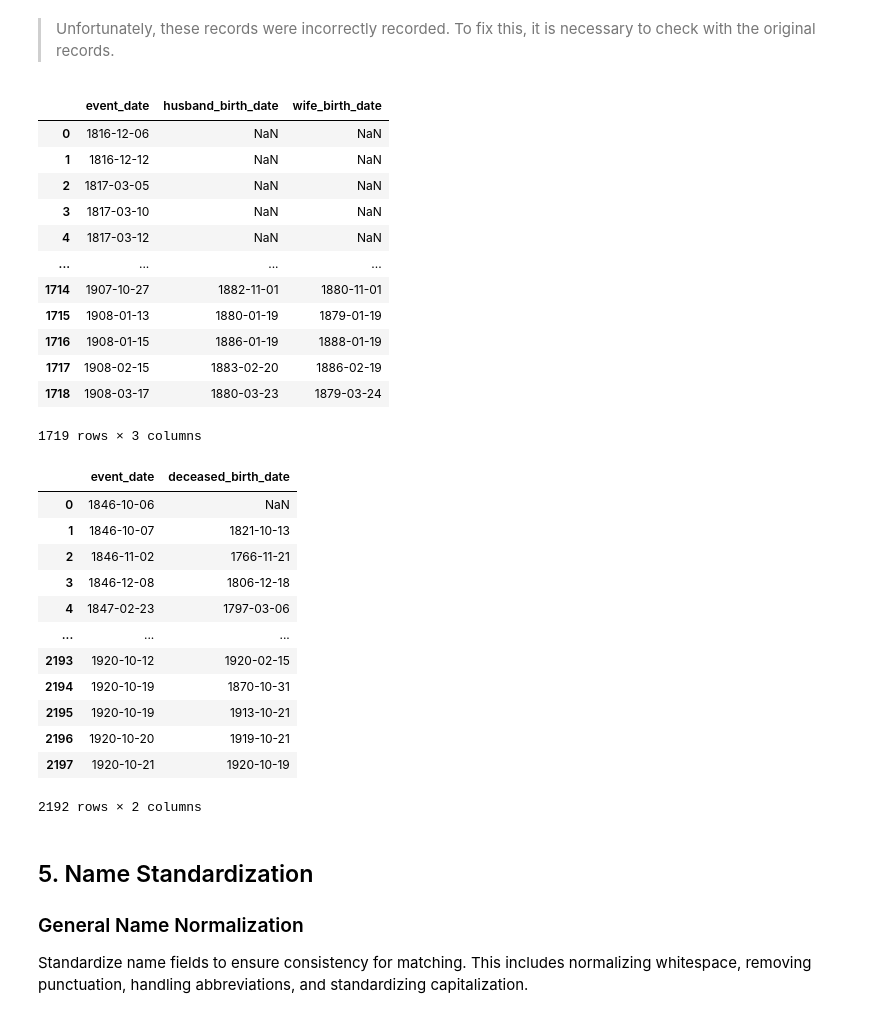
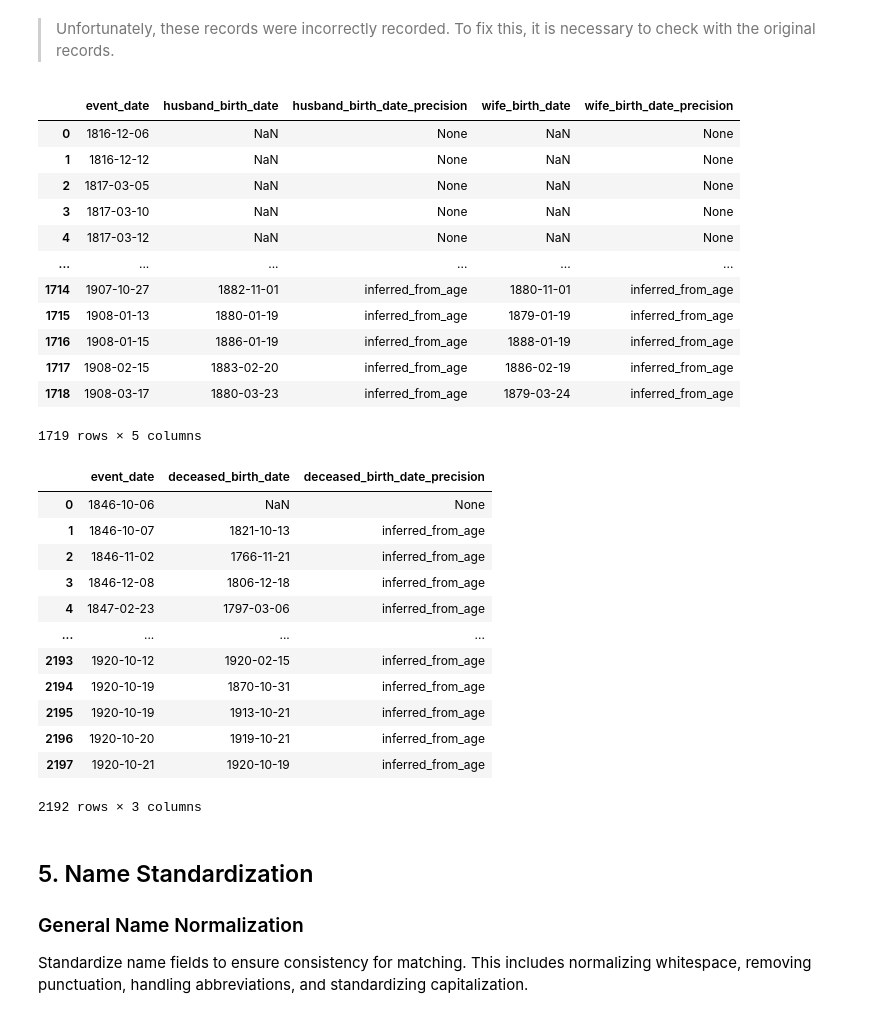
Before and after one commit to UCSB-AMPLab/sondondo, a Jupyter notebook: project_code/1_dataCleaning.ipynb, the cells around one changed output. Cells and saved outputs as stored; diff of their text form; code cells hidden in the pictures.

```diff
--- a/project_code/1_dataCleaning.ipynb
+++ b/project_code/1_dataCleaning.ipynb
@@ -230,7 +230,7 @@ BAUTISMOS_HARMONIZED['event_date']
 6340    1888-12-16
 Name: event_date, Length: 6340, dtype: object
 # %%
-MATRIMONIOS_HARMONIZED['event_date'] = DateNormalizer(MATRIMONIOS_HARMONIZED['event_date']).normalize()
+MATRIMONIOS_HARMONIZED['event_date'], MATRIMONIOS_HARMONIZED['event_date_precision'] = DateNormalizer(MATRIMONIOS_HARMONIZED['event_date']).normalize()
 MATRIMONIOS_HARMONIZED['event_date']
 # %% [output]
 0       1816-12-06
@@ -302,40 +302,40 @@ Found invalid records:
 # %% [markdown]
 > Unfortunately, these records were incorrectly recorded. To fix this, it is necessary to check with the original records.
 # %%
-MATRIMONIOS_HARMONIZED['husband_birth_date'] = AgeInferrer(MATRIMONIOS_HARMONIZED['event_date']).infer_all(MATRIMONIOS_HARMONIZED['husband_birth_date'])
-MATRIMONIOS_HARMONIZED['wife_birth_date'] = AgeInferrer(MATRIMONIOS_HARMONIZED['event_date']).infer_all(MATRIMONIOS_HARMONIZED['wife_birth_date'])
-MATRIMONIOS_HARMONIZED[['event_date', 'husband_birth_date', 'wife_birth_date']]
+MATRIMONIOS_HARMONIZED['husband_birth_date'], MATRIMONIOS_HARMONIZED['husband_birth_date_precision'] = AgeInferrer(MATRIMONIOS_HARMONIZED['event_date']).infer_all(MATRIMONIOS_HARMONIZED['husband_birth_date'])
+MATRIMONIOS_HARMONIZED['wife_birth_date'], MATRIMONIOS_HARMONIZED['wife_birth_date_precision'] = AgeInferrer(MATRIMONIOS_HARMONIZED['event_date']).infer_all(MATRIMONIOS_HARMONIZED['wife_birth_date'])
+MATRIMONIOS_HARMONIZED[['event_date', 'husband_birth_date', 'husband_birth_date_precision', 'wife_birth_date', 'wife_birth_date_precision']]
 # %% [output]
-|  | event_date | husband_birth_date | wife_birth_date |
-| 0 | 1816-12-06 | NaN | NaN |
-| 1 | 1816-12-12 | NaN | NaN |
-| 2 | 1817-03-05 | NaN | NaN |
-| 3 | 1817-03-10 | NaN | NaN |
-| 4 | 1817-03-12 | NaN | NaN |
-| ... | ... | ... | ... |
-| 1714 | 1907-10-27 | 1882-11-01 | 1880-11-01 |
-| 1715 | 1908-01-13 | 1880-01-19 | 1879-01-19 |
-| 1716 | 1908-01-15 | 1886-01-19 | 1888-01-19 |
-| 1717 | 1908-02-15 | 1883-02-20 | 1886-02-19 |
-| 1718 | 1908-03-17 | 1880-03-23 | 1879-03-24 |
+|  | event_date | husband_birth_date | husband_birth_date_precision | wife_birth_date | wife_birth_date_precision |
+| 0 | 1816-12-06 | NaN | None | NaN | None |
+| 1 | 1816-12-12 | NaN | None | NaN | None |
+| 2 | 1817-03-05 | NaN | None | NaN | None |
+| 3 | 1817-03-10 | NaN | None | NaN | None |
+| 4 | 1817-03-12 | NaN | None | NaN | None |
+| ... | ... | ... | ... | ... | ... |
+| 1714 | 1907-10-27 | 1882-11-01 | inferred_from_age | 1880-11-01 | inferred_from_age |
+| 1715 | 1908-01-13 | 1880-01-19 | inferred_from_age | 1879-01-19 | inferred_from_age |
+| 1716 | 1908-01-15 | 1886-01-19 | inferred_from_age | 1888-01-19 | inferred_from_age |
+| 1717 | 1908-02-15 | 1883-02-20 | inferred_from_age | 1886-02-19 | inferred_from_age |
+| 1718 | 1908-03-17 | 1880-03-23 | inferred_from_age | 1879-03-24 | inferred_from_age |
-1719 rows × 3 columns
+1719 rows × 5 columns
 # %%
-ENTIERROS_HARMONIZED['deceased_birth_date'] = AgeInferrer(ENTIERROS_HARMONIZED['event_date']).infer_all(ENTIERROS_HARMONIZED['deceased_birth_date'])
-ENTIERROS_HARMONIZED[['event_date', 'deceased_birth_date']]
+ENTIERROS_HARMONIZED['deceased_birth_date'], ENTIERROS_HARMONIZED['deceased_birth_date_precision'] = AgeInferrer(ENTIERROS_HARMONIZED['event_date']).infer_all(ENTIERROS_HARMONIZED['deceased_birth_date'])
+ENTIERROS_HARMONIZED[['event_date', 'deceased_birth_date', 'deceased_birth_date_precision']]
 # %% [output]
-|  | event_date | deceased_birth_date |
-| 0 | 1846-10-06 | NaN |
-| 1 | 1846-10-07 | 1821-10-13 |
-| 2 | 1846-11-02 | 1766-11-21 |
-| 3 | 1846-12-08 | 1806-12-18 |
-| 4 | 1847-02-23 | 1797-03-06 |
-| ... | ... | ... |
-| 2193 | 1920-10-12 | 1920-02-15 |
-| 2194 | 1920-10-19 | 1870-10-31 |
-| 2195 | 1920-10-19 | 1913-10-21 |
-| 2196 | 1920-10-20 | 1919-10-21 |
-| 2197 | 1920-10-21 | 1920-10-19 |
+|  | event_date | deceased_birth_date | deceased_birth_date_precision |
+| 0 | 1846-10-06 | NaN | None |
+| 1 | 1846-10-07 | 1821-10-13 | inferred_from_age |
+| 2 | 1846-11-02 | 1766-11-21 | inferred_from_age |
+| 3 | 1846-12-08 | 1806-12-18 | inferred_from_age |
+| 4 | 1847-02-23 | 1797-03-06 | inferred_from_age |
+| ... | ... | ... | ... |
+| 2193 | 1920-10-12 | 1920-02-15 | inferred_from_age |
+| 2194 | 1920-10-19 | 1870-10-31 | inferred_from_age |
+| 2195 | 1920-10-19 | 1913-10-21 | inferred_from_age |
+| 2196 | 1920-10-20 | 1919-10-21 | inferred_from_age |
+| 2197 | 1920-10-21 | 1920-10-19 | inferred_from_age |
-2192 rows × 2 columns
+2192 rows × 3 columns
 # %% [markdown]
 ## 5. Name Standardization
 
```
Also changed, not shown: parts of 3 cells of this notebook, 5 other files.
